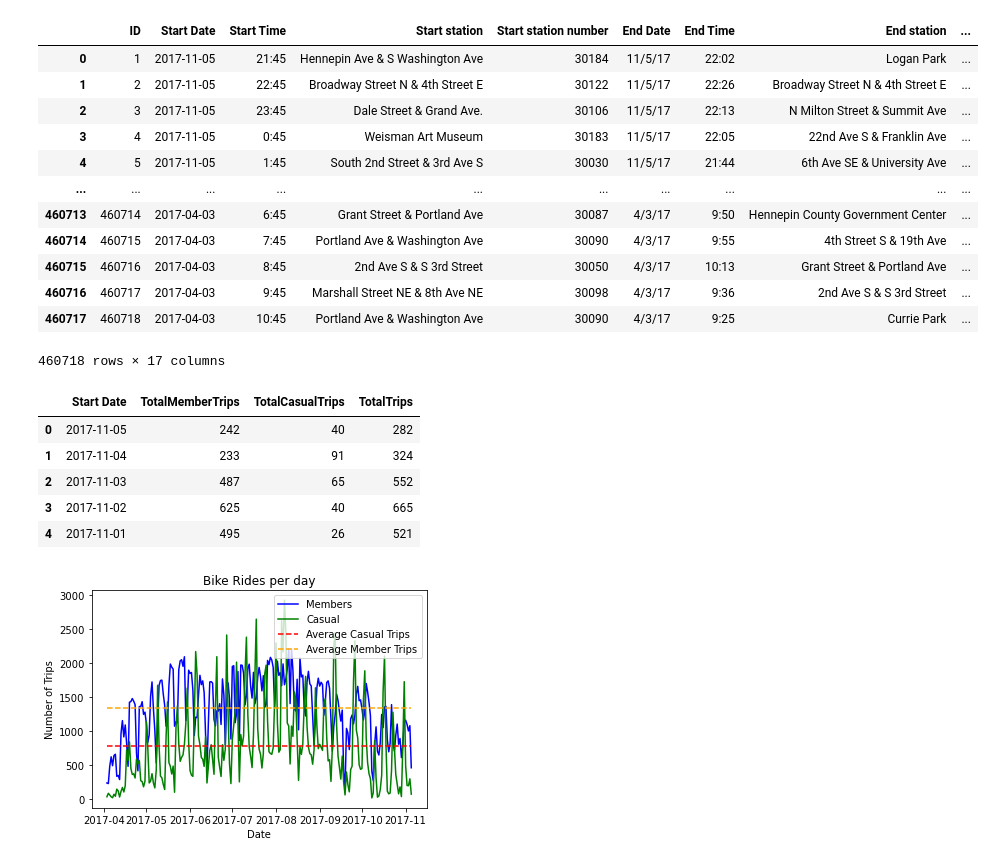
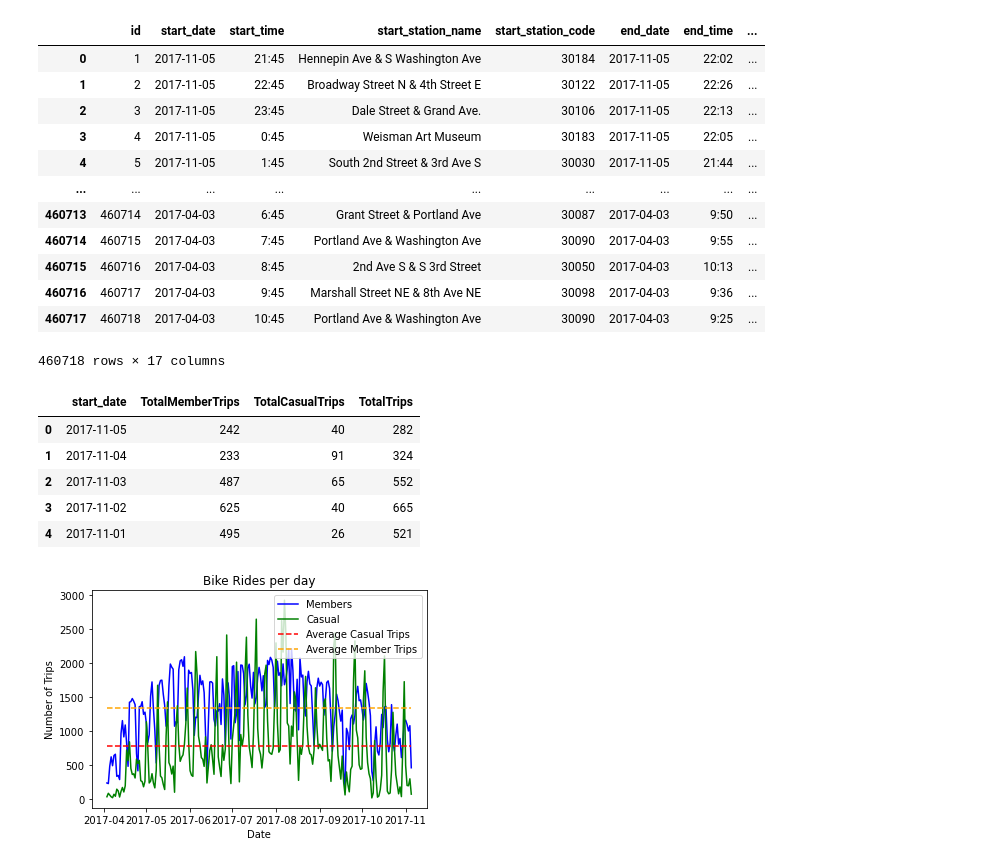
Before and after one commit to grand42/Machine_Learning-NiceRide, a Jupyter notebook: Working_Directory/BikeRide_Classification.ipynb, the cells around one changed output. Cells and saved outputs as stored; diff of their text form; code cells hidden in the pictures.

```diff
--- a/Working_Directory/BikeRide_Classification.ipynb
+++ b/Working_Directory/BikeRide_Classification.ipynb
@@ -49,9 +94,8 @@ bikes_df
 # %%
-weather = pd.read_csv("../Data/WeatherDailyMinneapolis2017.csv", low_memory=False)
-weather_df = pd.DataFrame(weather)
-col = weather_df.loc[: , "TMAX":"TMIN"]
-weather_df['TAVG'] = col.mean(axis=1)
-weather_df.loc[weather_df['PRCP'] ==0, 'PRCP_Status'] = 0
-weather_df.loc[weather_df['PRCP'] > 0, 'PRCP_Status'] = 1
+# Calculate average temperature and add column to data frame
+col = weather_df.loc[: , "max_temp":"min_temp"]
+weather_df['avg_temp'] = col.mean(axis=1)
+weather_df.loc[weather_df['precipitation'] ==0, 'PRCP_Status'] = 0
+weather_df.loc[weather_df['precipitation'] > 0, 'PRCP_Status'] = 1
 weather_df.head()
 # %% [output]
@@ -64,18 +214,21 @@ weather_df.head()
 # %%
-wind = pd.read_csv("../Data/wind_speed.csv", low_memory=False)
-wind_df = pd.DataFrame(wind)
-wind_df = wind_df.rename(columns = {'Minneapolis': 'Windspeed', "Date":"DATE"})
-dates = wind_df['DATE'].unique()
+#Find unique date values
+wind_df = wind_df.rename(columns = {'wind_speed': 'Windspeed'})
+wind_df
+dates = wind_df['date'].unique()
 date_array = []
 wind_array  = []
-for date in dates:
-    speeds = wind_df.loc[(wind_df['DATE']==date)]
-    avg_speed = speeds['Windspeed'].mean()
-    date_array.append(date)
+
+#find mean windspeed for each day
+for Date in dates:
+    speeds = wind_df.loc[(wind_df['date']==Date)]
+    avg_speed = str(speeds['Windspeed'].mean())
+    date_array.append(Date)
     wind_array.append(avg_speed)
 
-windspeed_array = {'DATE':date_array, 'Windspeed':wind_array}
+#Merge windspeed with weather data frame
+windspeed_array = {'date':date_array, 'Windspeed':wind_array}
 WindDF = pd.DataFrame(windspeed_array)
-weather_df = weather_df.merge(WindDF, on="DATE", how="left")
+weather_df = weather_df.merge(WindDF, on="date", how="left")
 weather_df
 # %% [output]
@@ -94,24 +247,24 @@ weather_df
 365 rows × 10 columns
 # %%
-weather_clean = weather_df[['DATE', 'PRCP', 'TMAX', 'TMIN', 'TAVG', 'Windspeed', 'PRCP_Status']]
-weather_clean = weather_clean.rename(columns={'DATE':'Start Date'})
+weather_clean = weather_df[['date', 'precipitation', 'max_temp', 'min_temp', 'avg_temp', 'Windspeed', 'PRCP_Status']]
+weather_clean = weather_clean.rename(columns={'date':'start_date'})
 weather_clean.head()
-weather_clean['Start Date']=pd.to_datetime(weather_clean['Start Date'])
-BigBikes = bikes_df.merge(weather_clean, on="Start Date", how="left")
+weather_clean['start_date']=pd.to_datetime(weather_clean['start_date'])
+BigBikes = bikes_df.merge(weather_clean, on="start_date", how="left")
 BigBikes
 # %% [output]
-|  | ID | Start Date | Start Time | Start station | Start station number | End Date | End Time | End station | ... |
-| 0 | 1 | 2017-11-05 | 21:45 | Hennepin Ave & S Washington Ave | 30184 | 11/5/17 | 22:02 | Logan Park | ... |
-| 1 | 2 | 2017-11-05 | 22:45 | Broadway Street N & 4th Street E | 30122 | 11/5/17 | 22:26 | Broadway Street N & 4th Street E | ... |
-| 2 | 3 | 2017-11-05 | 23:45 | Dale Street & Grand Ave. | 30106 | 11/5/17 | 22:13 | N Milton Street & Summit Ave | ... |
-| 3 | 4 | 2017-11-05 | 0:45 | Weisman Art Museum | 30183 | 11/5/17 | 22:05 | 22nd Ave S & Franklin Ave | ... |
-| 4 | 5 | 2017-11-05 | 1:45 | South 2nd Street & 3rd Ave S | 30030 | 11/5/17 | 21:44 | 6th Ave SE & University Ave | ... |
-| ... | ... | ... | ... | ... | ... | ... | ... | ... | ... |
-| 460713 | 460714 | 2017-04-03 | 6:45 | Grant Street & Portland Ave | 30087 | 4/3/17 | 9:50 | Hennepin County Government Center | ... |
-| 460714 | 460715 | 2017-04-03 | 7:45 | Portland Ave & Washington Ave | 30090 | 4/3/17 | 9:55 | 4th Street S & 19th Ave | ... |
-| 460715 | 460716 | 2017-04-03 | 8:45 | 2nd Ave S & S 3rd Street | 30050 | 4/3/17 | 10:13 | Grant Street & Portland Ave | ... |
-| 460716 | 460717 | 2017-04-03 | 9:45 | Marshall Street NE & 8th Ave NE | 30098 | 4/3/17 | 9:36 | 2nd Ave S & S 3rd Street | ... |
-| 460717 | 460718 | 2017-04-03 | 10:45 | Portland Ave & Washington Ave | 30090 | 4/3/17 | 9:25 | Currie Park | ... |
+|  | id | start_date | start_time | start_station_name | start_station_code | end_date | end_time | ... |
+| 0 | 1 | 2017-11-05 | 21:45 | Hennepin Ave & S Washington Ave | 30184 | 2017-11-05 | 22:02 | ... |
+| 1 | 2 | 2017-11-05 | 22:45 | Broadway Street N & 4th Street E | 30122 | 2017-11-05 | 22:26 | ... |
+| 2 | 3 | 2017-11-05 | 23:45 | Dale Street & Grand Ave. | 30106 | 2017-11-05 | 22:13 | ... |
+| 3 | 4 | 2017-11-05 | 0:45 | Weisman Art Museum | 30183 | 2017-11-05 | 22:05 | ... |
+| 4 | 5 | 2017-11-05 | 1:45 | South 2nd Street & 3rd Ave S | 30030 | 2017-11-05 | 21:44 | ... |
+| ... | ... | ... | ... | ... | ... | ... | ... | ... |
+| 460713 | 460714 | 2017-04-03 | 6:45 | Grant Street & Portland Ave | 30087 | 2017-04-03 | 9:50 | ... |
+| 460714 | 460715 | 2017-04-03 | 7:45 | Portland Ave & Washington Ave | 30090 | 2017-04-03 | 9:55 | ... |
+| 460715 | 460716 | 2017-04-03 | 8:45 | 2nd Ave S & S 3rd Street | 30050 | 2017-04-03 | 10:13 | ... |
+| 460716 | 460717 | 2017-04-03 | 9:45 | Marshall Street NE & 8th Ave NE | 30098 | 2017-04-03 | 9:36 | ... |
+| 460717 | 460718 | 2017-04-03 | 10:45 | Portland Ave & Washington Ave | 30090 | 2017-04-03 | 9:25 | ... |
 460718 rows × 17 columns
 # %%
 BigBikes = BigBikes.reset_index()
@@ -134,11 +286,10 @@ for date in dates:
     UserArray.append(total)
     BikesArray.append(UserArray)
 # %%
-
-datesDF = pd.DataFrame(BikesArray, columns = ['Start Date', 'TotalMemberTrips','TotalCasualTrips', 'TotalTrips'])
+datesDF = pd.DataFrame(BikesArray, columns = ['start_date', 'TotalMemberTrips','TotalCasualTrips', 'TotalTrips'])
 datesDF.head()
 # %% [output]
-|  | Start Date | TotalMemberTrips | TotalCasualTrips | TotalTrips |
+|  | start_date | TotalMemberTrips | TotalCasualTrips | TotalTrips |
 | 0 | 2017-11-05 | 242 | 40 | 282 |
 | 1 | 2017-11-04 | 233 | 91 | 324 |
 | 2 | 2017-11-03 | 487 | 65 | 552 |
```
Also changed, not shown: parts of 31 cells of this notebook.
